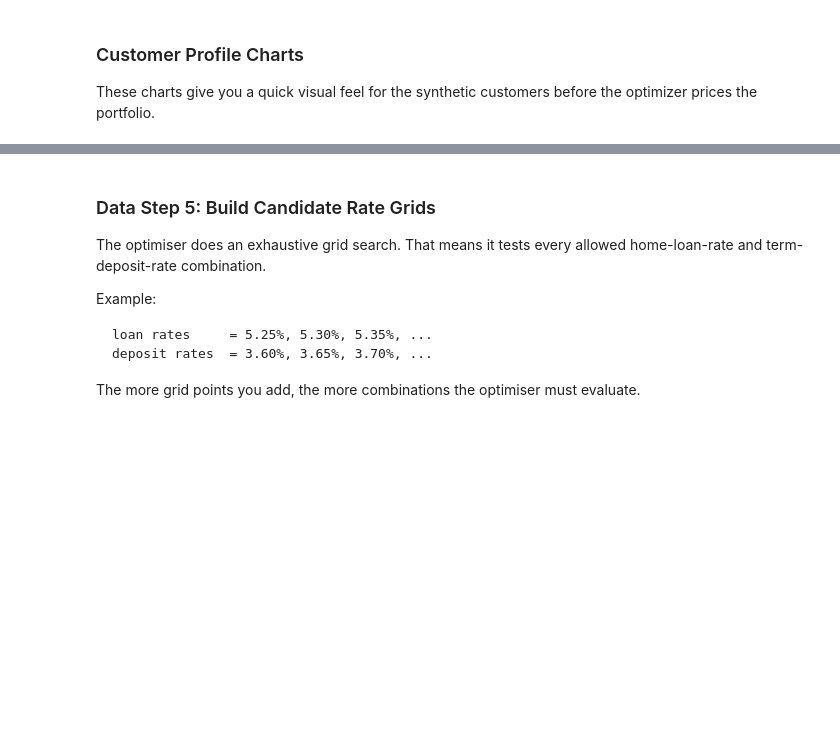
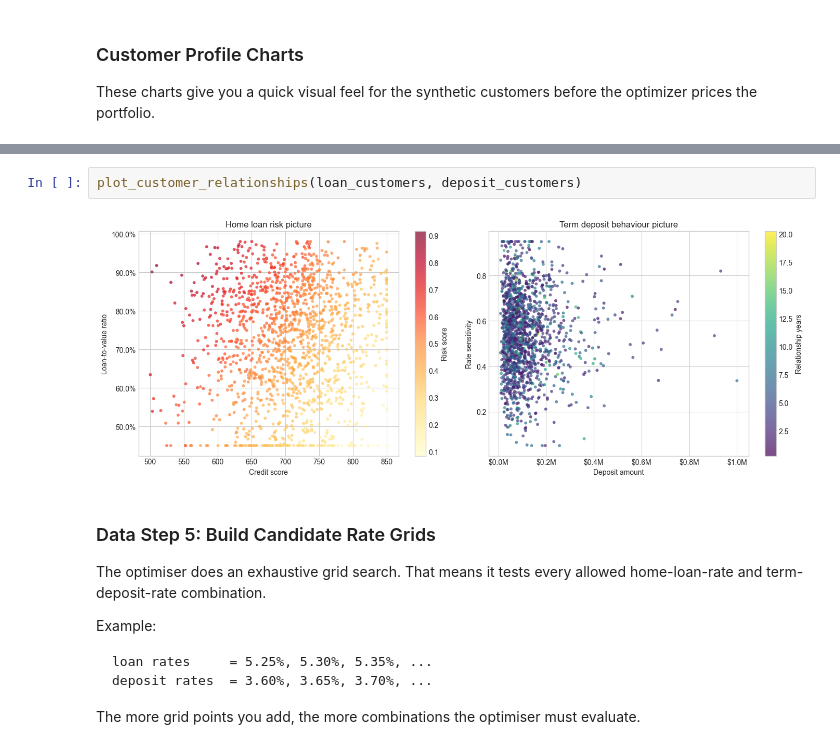
Before and after one commit to kcha193/ai-bank-pricing-engine, a Jupyter notebook: notebooks/bank_pricing_engine_walkthrough.ipynb, the cells around one changed output, grey strips where cells are left out. Saved outputs shown, nothing was run; the diff lists cells and outputs as text; blank space fills up the shorter version.

```diff
--- a/notebooks/bank_pricing_engine_walkthrough.ipynb
+++ b/notebooks/bank_pricing_engine_walkthrough.ipynb
@@ -271,3 +364,7 @@ plot_customer_profiles(loan_customers, deposit_customers)
+# %%
+plot_customer_relationships(loan_customers, deposit_customers)
+# %% [output]
+[figure, added]
 # %% [markdown]
 ### Data Step 5: Build Candidate Rate Grids
 The optimiser does an exhaustive grid search. That means it tests every allowed home-loan-rate and term-deposit-rate combination.
```
Also changed, not shown: parts of 72 cells of this notebook, 3 other files.
